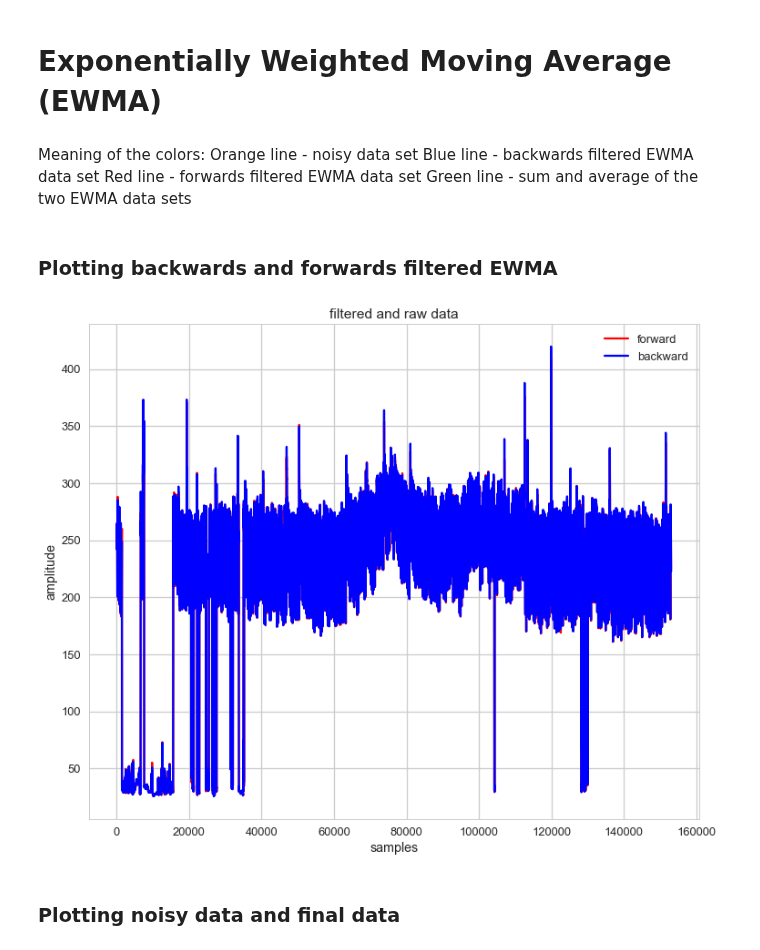
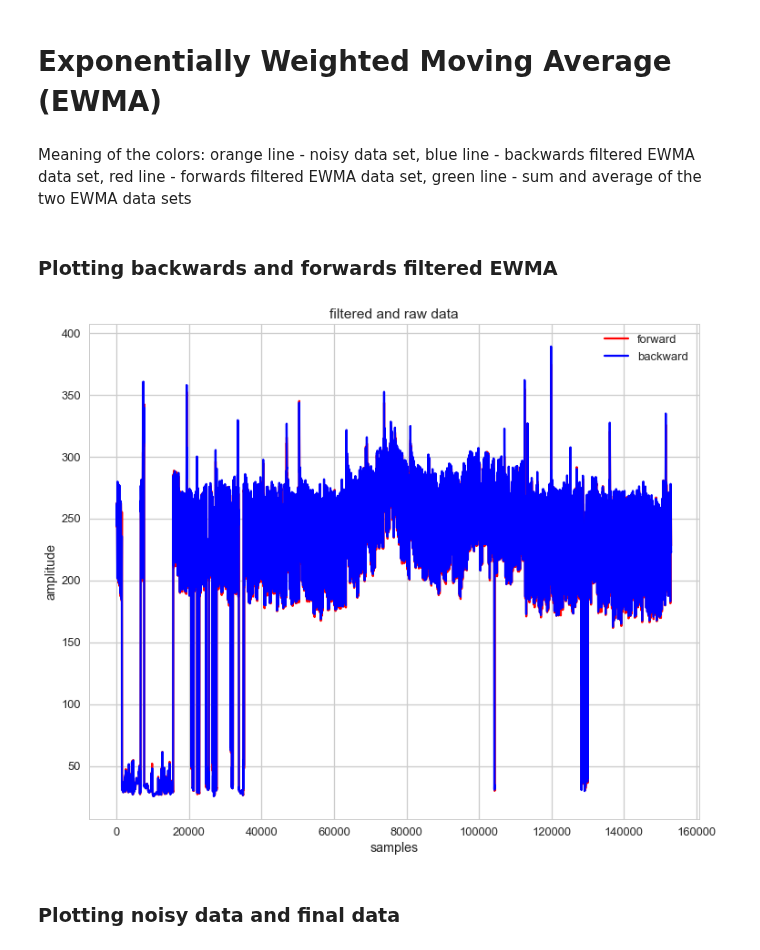
Before and after one commit to efemeryds/flow_exploration, a Jupyter notebook: notebooks/anomalies-detection-site-[7881].ipynb, the cells around one changed output. Saved outputs shown, nothing was run; the diff lists cells and outputs as text; code cells hidden in the pictures.

```diff
--- a/notebooks/anomalies-detection-site-[7881].ipynb
+++ b/notebooks/anomalies-detection-site-[7881].ipynb
@@ -240,32 +240,29 @@ f1_score(y_true2, y_pred2)
 # Exponentially Weighted Moving Average (EWMA)
 # %% [markdown]
 Meaning of the colors:
-Orange line - noisy data set
-Blue line - backwards filtered EWMA data set
-Red line - forwards filtered EWMA data set
-Green line - sum and average of the two EWMA data sets
+orange line - noisy data set, blue line - backwards filtered EWMA data set, red line - forwards filtered EWMA data set, green line - sum and average of the two EWMA data sets
 # %% [markdown]
 ### Plotting backwards and forwards filtered EWMA
 # %%
 ewma = pd.Series.ewm
 x = a_training['time']
 y = a_training['raw']
 df = pd.Series(y)
 # take EWMA in both directions then average them
-fwd = ewma(df,span=10).mean() # take EWMA in fwd direction
-bwd = ewma(df[::-1],span=10).mean() # take EWMA in bwd direction
+fwd = ewma(df,span=20).mean() # take EWMA in fwd direction
+bwd = ewma(df[::-1],span=20).mean() # take EWMA in bwd direction
 filtered = np.vstack(( fwd, bwd[::-1] )) # lump fwd and bwd together
 filtered = np.mean(filtered, axis=0 ) # average
 plt.figure(figsize=(12,10))
 plt.title('filtered and raw data')
 plt.plot(fwd, color='red', label="forward")
 plt.plot(bwd, color='blue', label="backward")
 plt.xlabel('samples')
 plt.ylabel('amplitude')
 plt.legend()
 plt.show()
 # %% [output]
-[figure, old version]
+[figure, new version]
 # %% [markdown]
 ### Plotting noisy data and final data
 # %%
```
Also changed, not shown: parts of 4 cells of this notebook, 1 other file.
